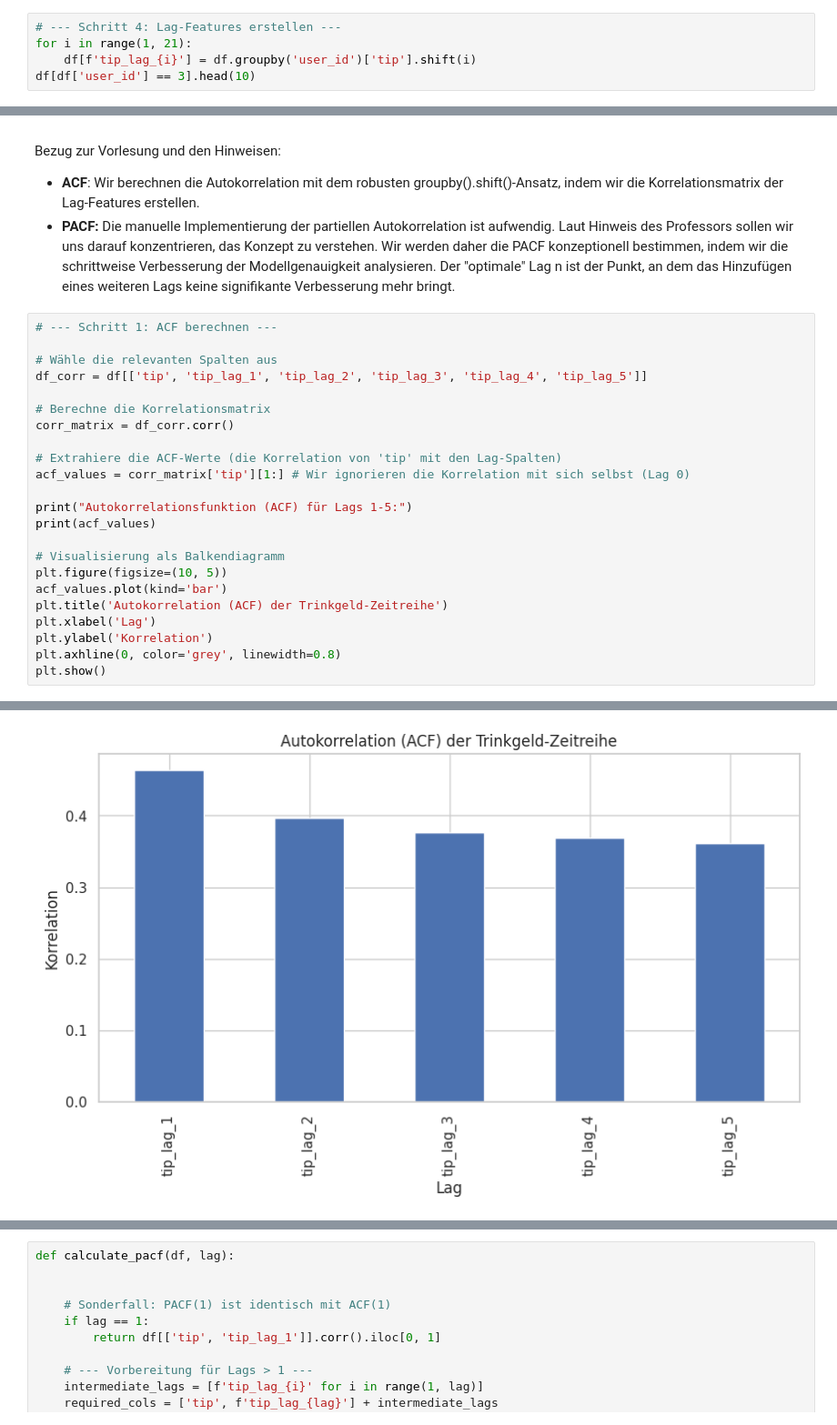
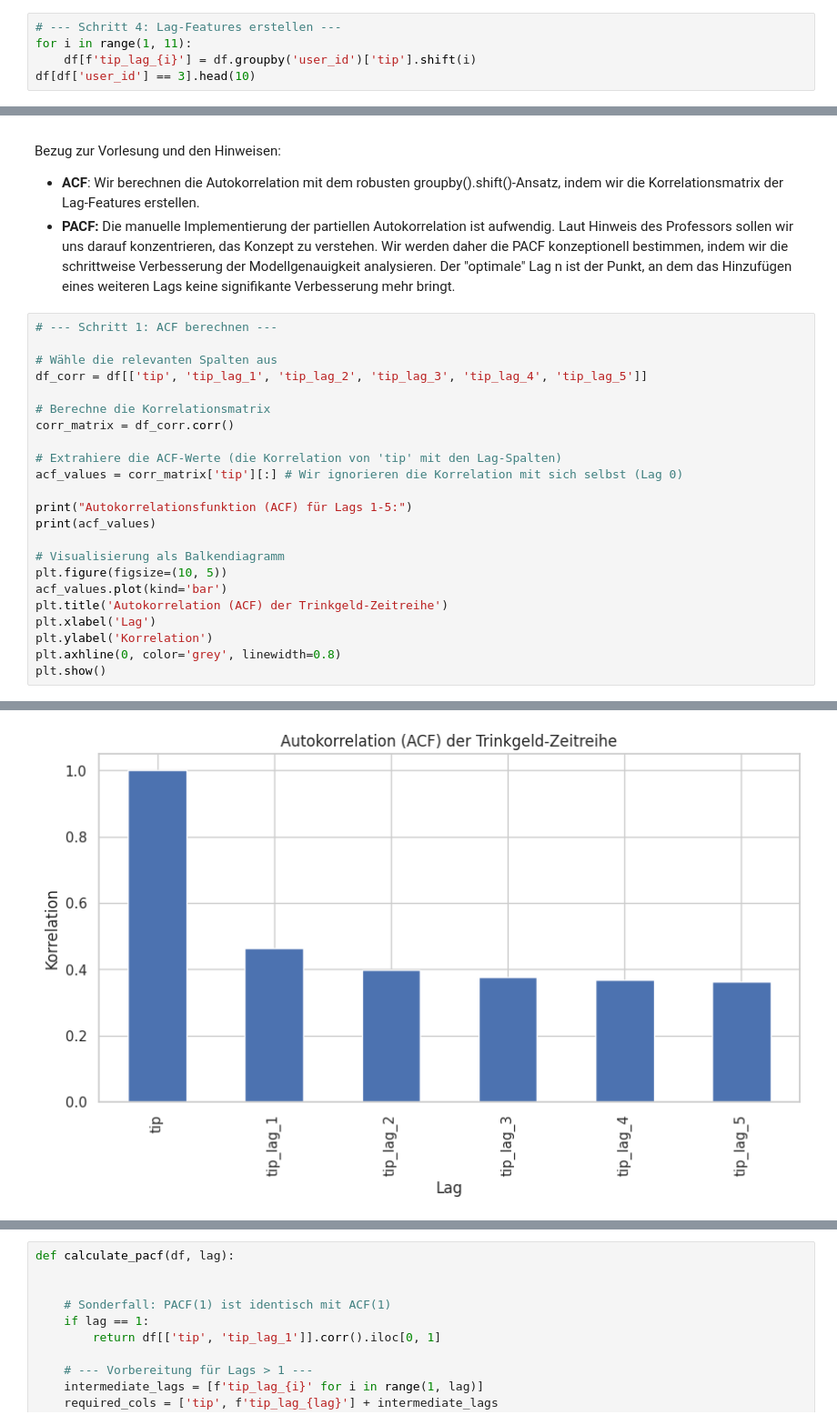
Before and after one commit to Datata1/dabi2-vorbereitung, a Jupyter notebook: notebooks/hofmann/project_a2.ipynb, the cells around one changed output, grey strips where cells are left out. Shown: that part at 91% size. Drawn from its saved outputs; the diff is of its cells as text.

```diff
--- a/notebooks/hofmann/project_a2.ipynb
+++ b/notebooks/hofmann/project_a2.ipynb
@@ -53,7 +53,7 @@ Wie in der Vorlesung besprochen und im Hinweisblatt empfohlen, können Standard-
 Wir verwenden die groupby('user_id').shift(k)-Methode. Dies stellt sicher, dass die Lag-Werte korrekt pro User berechnet werden und am Anfang der Bestellhistorie eines neuen Users korrekterweise NaN steht. Wir erstellen Lags für bis zu 5 vorhergehende Bestellungen, wie im Hinweisblatt vorgeschlagen.
 # %%
 # --- Schritt 4: Lag-Features erstellen ---
-for i in range(1, 21):
+for i in range(1, 11):
     df[f'tip_lag_{i}'] = df.groupby('user_id')['tip'].shift(i)
 df[df['user_id'] == 3].head(10)
 # %% [output]
@@ -226,7 +225,7 @@ df_corr = df[['tip', 'tip_lag_1', 'tip_lag_2', 'tip_lag_3', 'tip_lag_4', 'tip_la
 corr_matrix = df_corr.corr()
 
 # Extrahiere die ACF-Werte (die Korrelation von 'tip' mit den Lag-Spalten)
-acf_values = corr_matrix['tip'][1:] # Wir ignorieren die Korrelation mit sich selbst (Lag 0)
+acf_values = corr_matrix['tip'][:] # Wir ignorieren die Korrelation mit sich selbst (Lag 0)
 
 print("Autokorrelationsfunktion (ACF) für Lags 1-5:")
 print(acf_values)
@@ -244,7 +244,7 @@ Autokorrelationsfunktion (ACF) für Lags 1-5:
 tip_lag_1    0.463457
 tip_lag_2    0.397025
 tip_lag_3    0.376928
 tip_lag_4    0.368941
 tip_lag_5    0.361936
 Name: tip, dtype: float64
-[figure, old version]
+[figure, new version]
```
Also changed, not shown: parts of 9 cells of this notebook, 9 other files.
